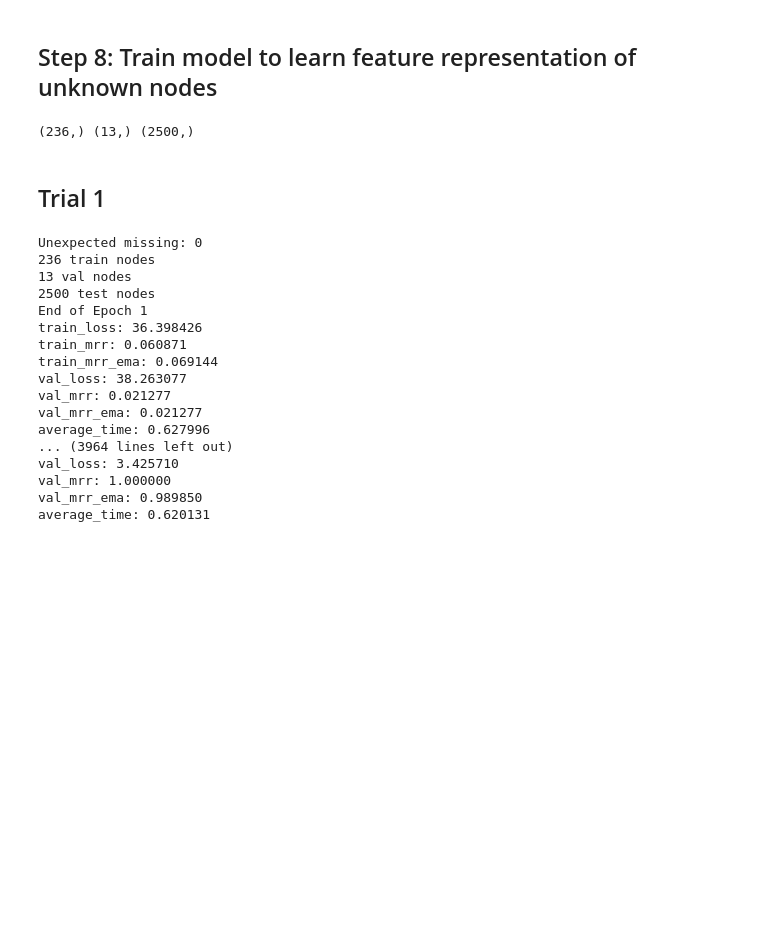
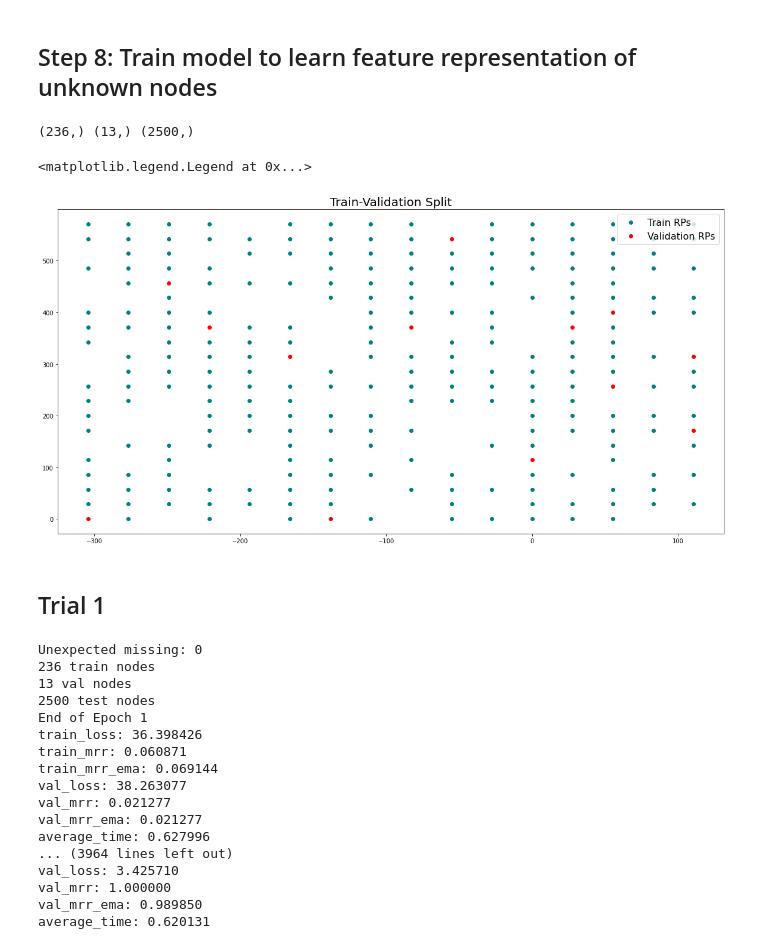
Before and after one commit to jinyangp/dso_localisation, a Jupyter notebook: data_augmentation/augmentation_graphsage.ipynb, the cells around one changed output. Drawn from its saved outputs; the diff is of its cells as text; code cells hidden in the pictures; blank space fills up the shorter version.

```diff
--- a/data_augmentation/augmentation_graphsage.ipynb
+++ b/data_augmentation/augmentation_graphsage.ipynb
@@ -2553,6 +2580,22 @@ for node_idx in model_graph.nodes():
         model_graph.nodes[node_idx]['node_type'] = -1
 # %% [output]
 (236,) (13,) (2500,)
+# %%
+# Get train and validation reference points
+# print(train_size)
+train_rps_df = X_train_actual_df.iloc[:236]
+val_rps_df = X_train_actual_df.iloc[236:]
+# train_rps_df.head(10)
+
+# Visualise RPs in train and validation dataset
+plt.rcParams['figure.figsize'] = [20, 10]
+plt.title('Train-Validation Split', fontsize = 20)
+plt.scatter(train_rps_df['rp_x'], train_rps_df['rp_y'], color = 'teal', label = 'Train RPs')
+plt.scatter(val_rps_df['rp_x'], val_rps_df['rp_y'], color = 'red', label = 'Validation RPs')
+plt.legend(loc = 'upper right', fontsize = 16)
+# %% [output]
+<matplotlib.legend.Legend at 0x...>
+[figure, added]
 # %%
 # Get layers information
 from collections import namedtuple
```
Also changed, not shown: parts of 9 cells of this notebook.
